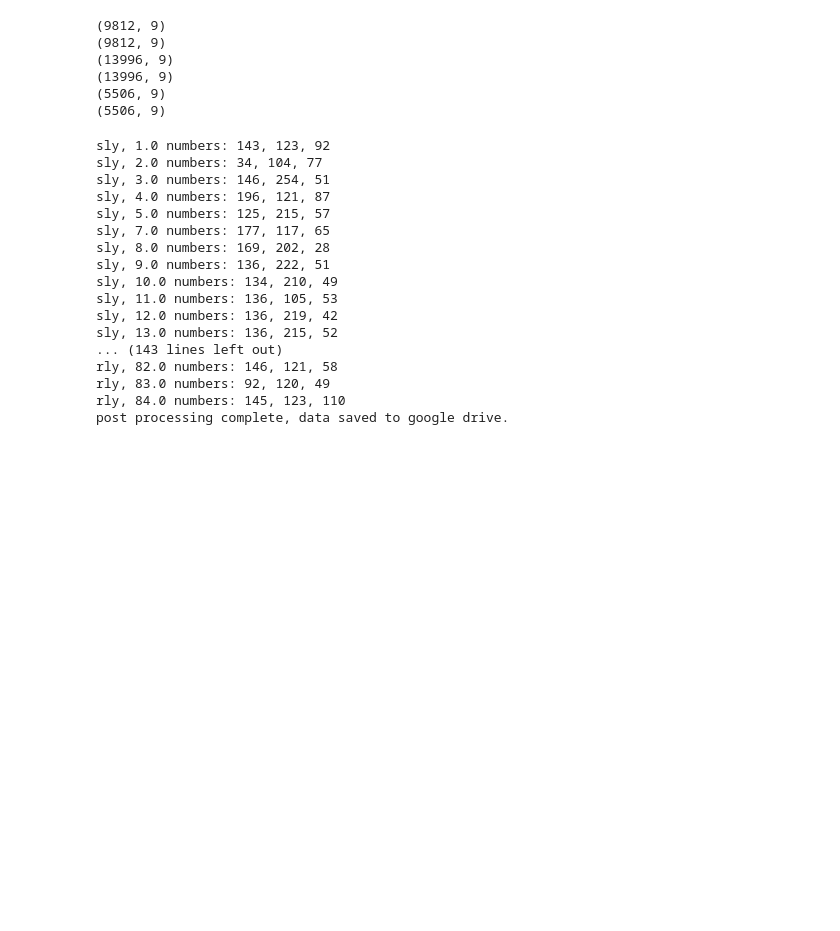
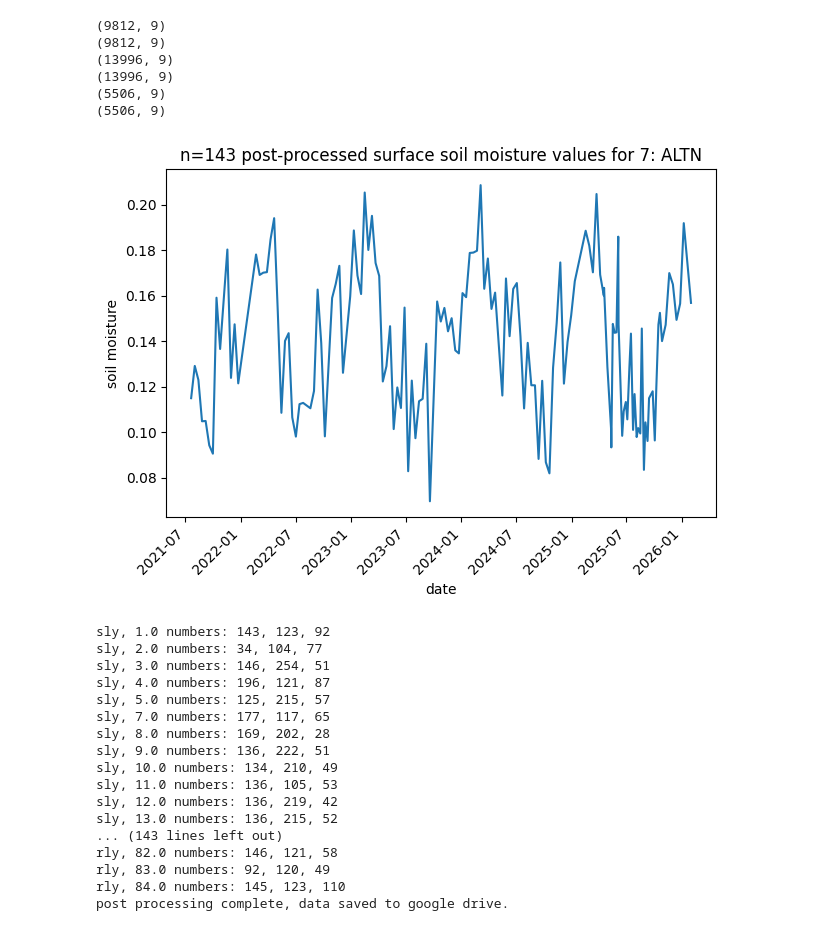
Before and after one commit to ilmcconnell/HRSM, a Jupyter notebook: HRSM_MAPPING_ML_pipeline_multiplePoints_lgar_inputs.ipynb, the cells around one changed output. Cells and saved outputs as stored; diff of their text form; code cells hidden in the pictures; blank space fills up the shorter version.

```diff
--- a/HRSM_MAPPING_ML_pipeline_multiplePoints_lgar_inputs.ipynb
+++ b/HRSM_MAPPING_ML_pipeline_multiplePoints_lgar_inputs.ipynb
@@ -3458,6 +3468,29 @@ print(ML3_rly_y_pred_all.shape)
 (13996, 9)
 (5506, 9)
 (5506, 9)
+# %%
+# @title plot inference results before post processing
+# from agg_inference_arrays (for post processing)
+# columns: id_all, Xyear_all, Xdoy_all, Xutc_all | y_hat | y_up_hat, y_median_hat, y_low_hat | y_test_valid
+site_int_id = 7
+site_idx = wisconet_site_id_to_site_arr_idx[site_int_id]
+station_code = wisconet_id_to_station_code[site_int_id]
+
+# print(f"{site_idx=}")
+ML1_sly_y_pred_site = ML1_sly_y_pred_all[ML1_sly_y_pred_all[:, 0] == site_idx]
+ML1_sly_y_pred_site_datetime_list = [DoY2Date(int(ML1_sly_y_pred_site[i, 1]), int(ML1_sly_y_pred_site[i, 2]), int(ML1_sly_y_pred_site[i, 3])) for i in range(len(ML1_sly_y_pred_site))]
+ML1_sly_y_pred_site_y_hat = ML1_sly_y_pred_site[:, 4]
+n_obs = ML1_sly_y_pred_site.shape[0]
+
+plt.plot(ML1_sly_y_pred_site_datetime_list, ML1_sly_y_pred_site_y_hat)
+plt.title(f"n={n_obs} post-processed surface soil moisture values for {site_int_id}: {station_code}")
+plt.xlabel("date")
+plt.ylabel("soil moisture")
+plt.xticks(rotation=45, ha='right')
+plt.tight_layout()
+plt.show()
+# %% [output]
+[figure, added]
 # %%
 # @title Post-Process predictions using ShuoHao's script
 
```
Also changed, not shown: parts of 18 cells of this notebook.
